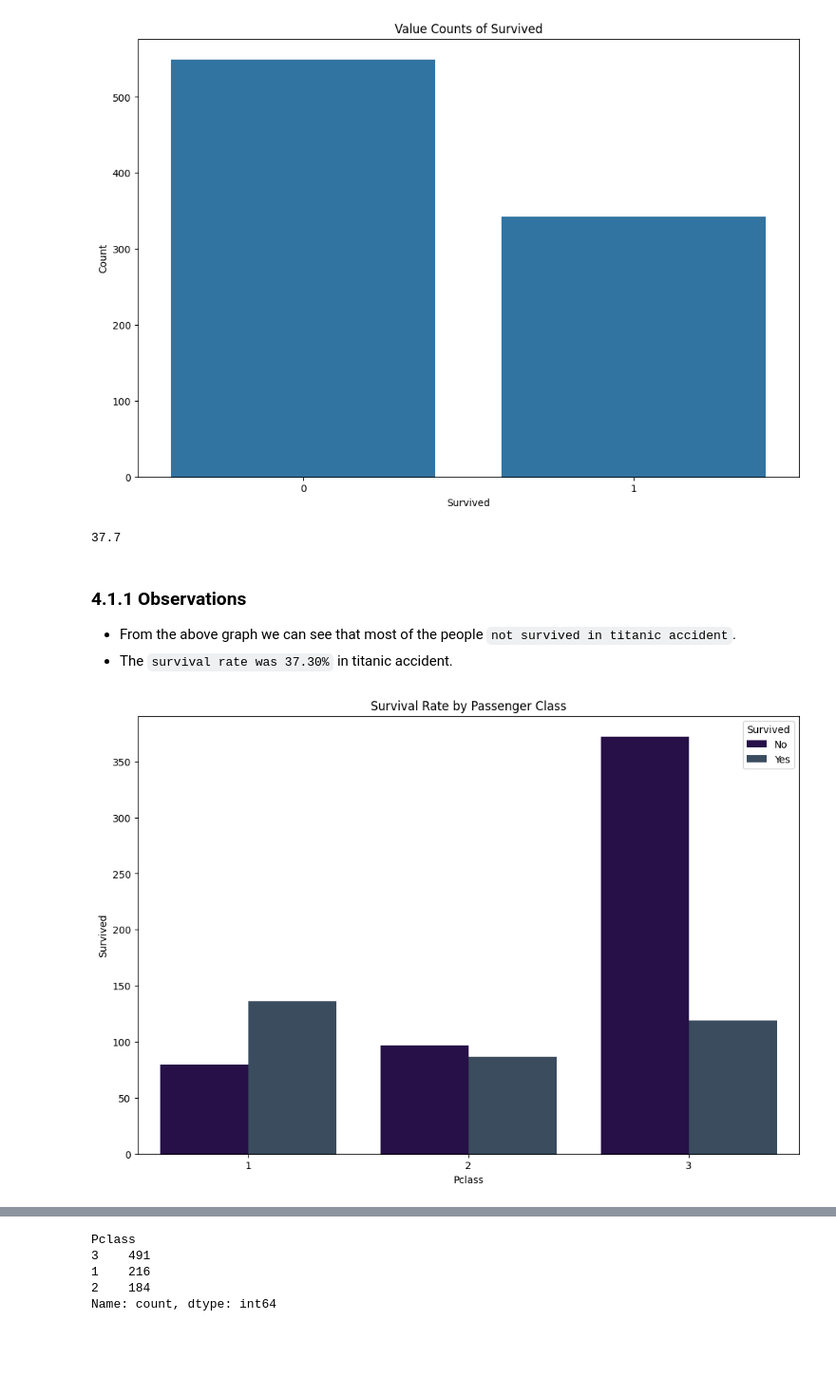
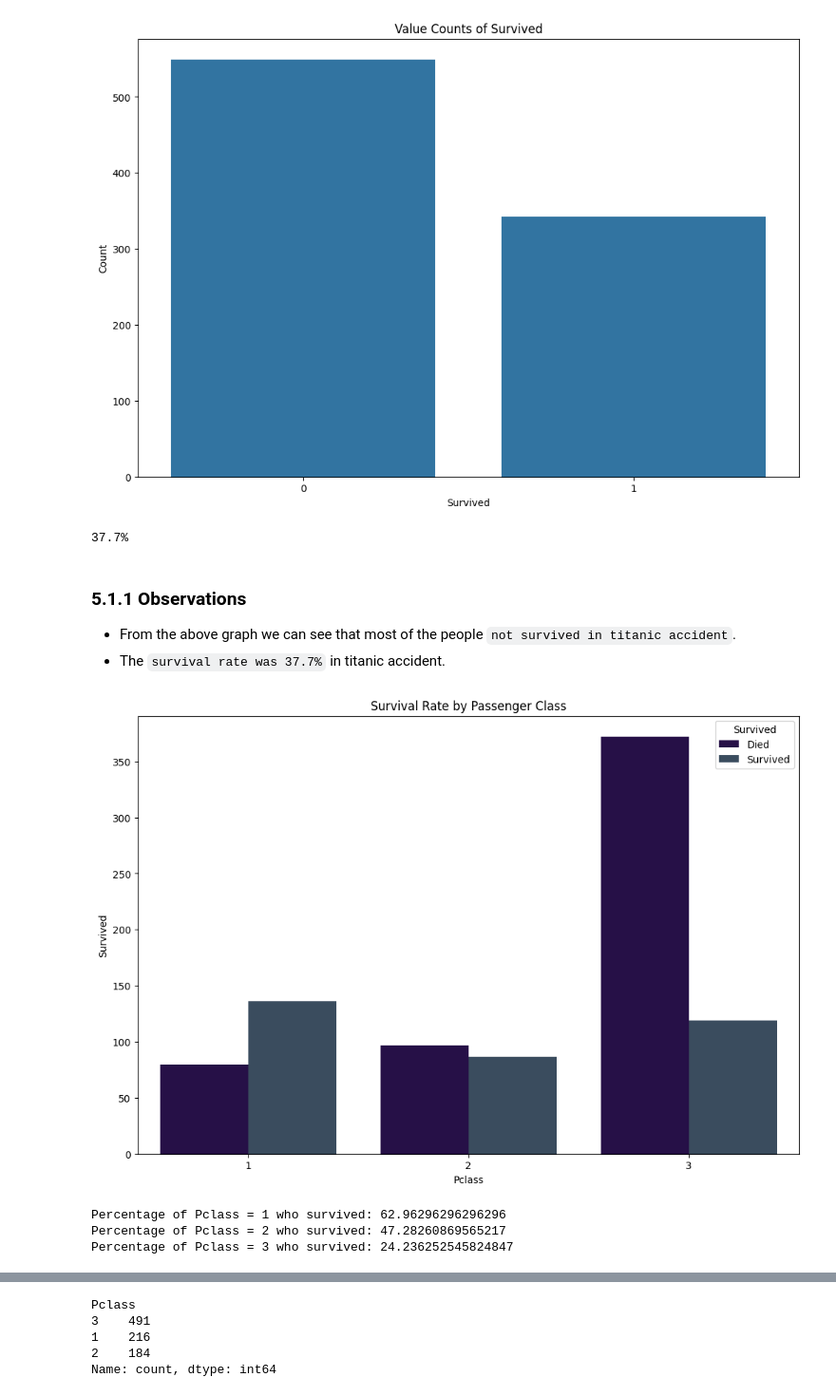
Before and after one commit to HaiderQadri/PYTHON-For-Data-Science_and_AI, a Jupyter notebook: 00_projects/04_titanic_eda_and_model_for_prediction/1titanic_eda_and_model.ipynb, the cells around one changed output, grey strips where cells are left out. Shown at 95% size. Saved outputs shown, nothing was run; the diff lists cells and outputs as text; code cells hidden in the pictures; blank space fills up the shorter version.

```diff
--- a/00_projects/04_titanic_eda_and_model_for_prediction/1titanic_eda_and_model.ipynb
+++ b/00_projects/04_titanic_eda_and_model_for_prediction/1titanic_eda_and_model.ipynb
@@ -201,26 +214,36 @@ survived = 342
 total = 891
 
 survival_rate = round((not_survived - survived) / not_survived * 100, 2)
-print(survival_rate)
+print(f"{survival_rate}%")
 # %% [output]
-37.7
+37.7%
 # %% [markdown]
-### 4.1.1 Observations
+### 5.1.1 Observations
 - From the above graph we can see that most of the people `not survived in titanic accident`.
-- The `survival rate was 37.30%` in titanic accident.
+- The `survival rate was 37.7%` in titanic accident.
 # %%
 # Let's plot the value counts of the 'Survived' column based on Pclass
 plt.figure(figsize=(12, 8))
 
 # Let's define color for each class
 color = ['#240750', '#344C64']
 
 sns.countplot(data = df_train, x = 'Pclass', hue = 'Survived', palette = color)
 plt.title('Survival Rate by Passenger Class')
 plt.xlabel('Pclass')
 plt.ylabel('Survived')
-plt.legend(title='Survived', labels = ['No', 'Yes'])
+plt.legend(title='Survived', labels = ['Died', 'Survived'])
 plt.show()
+
+# Print percentage of people by Pclass that survived
+print("Percentage of Pclass = 1 who survived:", df_train["Survived"][df_train["Pclass"] == 1].value_counts(normalize = True)[1]*100)
+
+print("Percentage of Pclass = 2 who survived:", df_train["Survived"][df_train["Pclass"] == 2].value_counts(normalize = True)[1]*100)
+
+print("Percentage of Pclass = 3 who survived:", df_train["Survived"][df_train["Pclass"] == 3].value_counts(normalize = True)[1]*100)
 # %% [output]
-[figure, old version]
+[figure, new version]
+Percentage of Pclass = 1 who survived: 62.96296296296296
+Percentage of Pclass = 2 who survived: 47.28260869565217
+Percentage of Pclass = 3 who survived: 24.236252545824847
 # %% [markdown]
```
Also changed, not shown: parts of 40 cells of this notebook.
